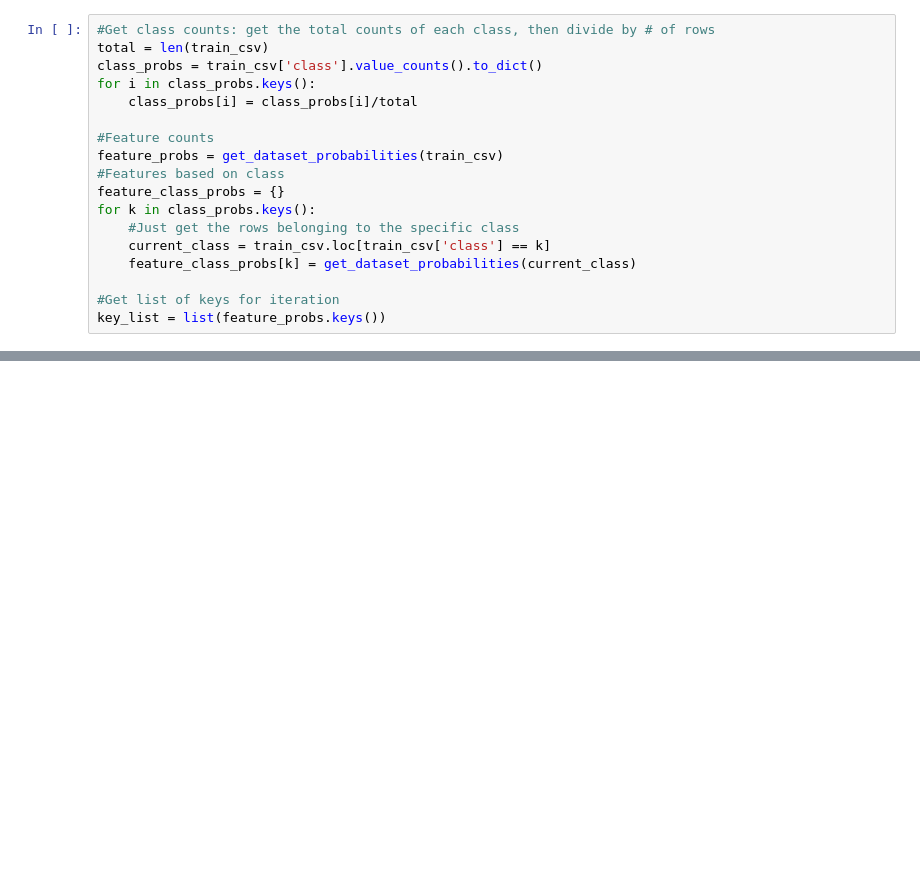
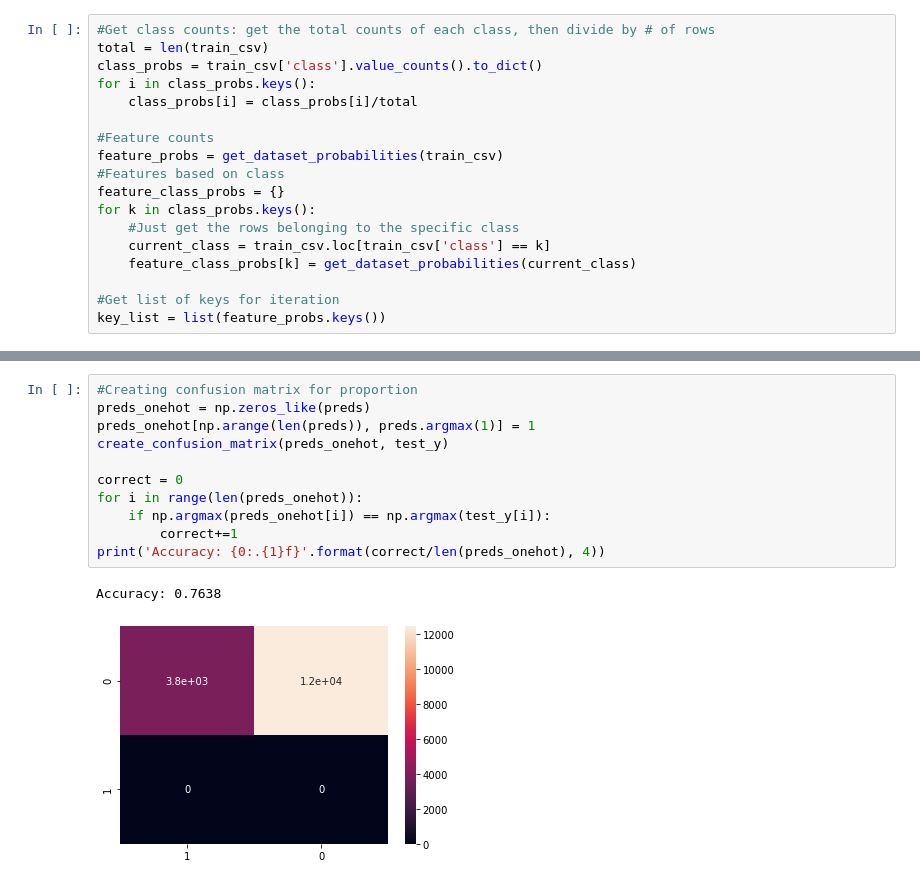
Before and after one commit to mrmattkennedy/Aunalytics-Data-Science, a Jupyter notebook: Aunalytics - Data Science - Matt Kennedy-checkpoint.ipynb, the cells around one changed output, grey strips where cells are left out. Cells and saved outputs as stored; diff of their text form; blank space fills up the shorter version.

```diff
--- a/Aunalytics - Data Science - Matt Kennedy-checkpoint.ipynb
+++ b/Aunalytics - Data Science - Matt Kennedy-checkpoint.ipynb
@@ -200,0 +313,14 @@ Analysis on results
+# %%
+#Creating confusion matrix for proportion
+preds_onehot = np.zeros_like(preds)
+preds_onehot[np.arange(len(preds)), preds.argmax(1)] = 1
+create_confusion_matrix(preds_onehot, test_y)
+
+correct = 0
+for i in range(len(preds_onehot)):
+    if np.argmax(preds_onehot[i]) == np.argmax(test_y[i]):
+        correct+=1
+print('Accuracy: {0:.{1}f}'.format(correct/len(preds_onehot), 4))
+# %% [output]
+Accuracy: 0.7638
+[figure, added]
```
Also changed, not shown: parts of 44 cells of this notebook.
